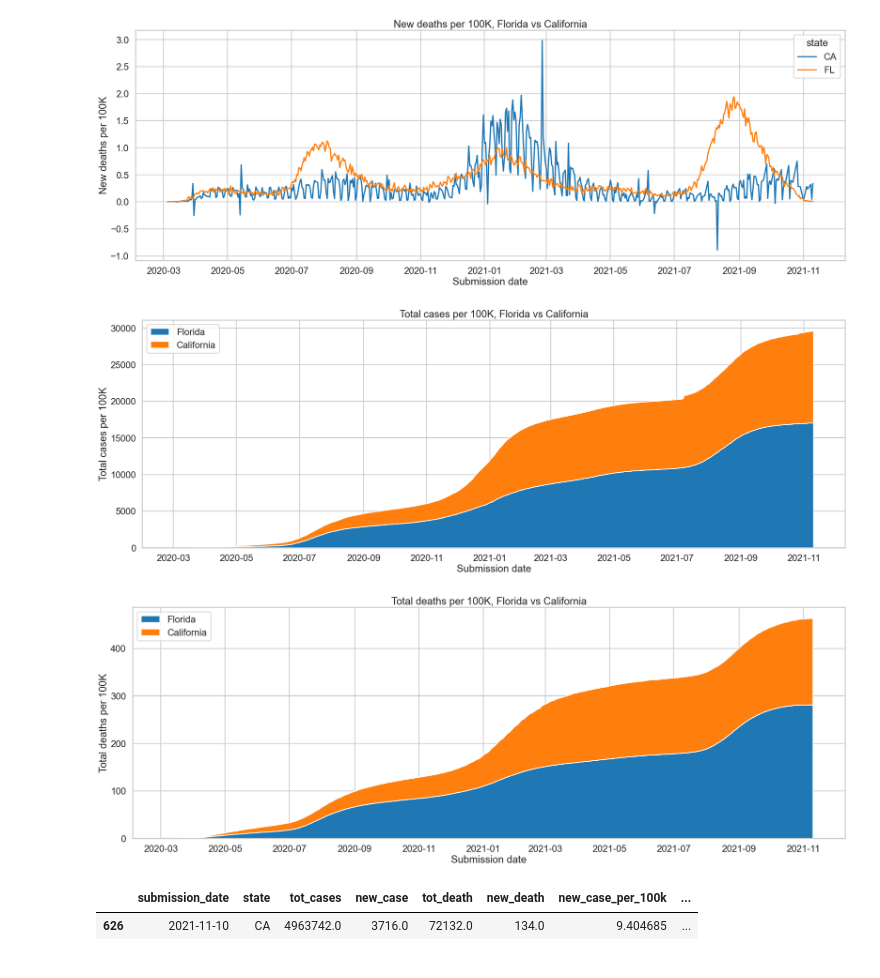
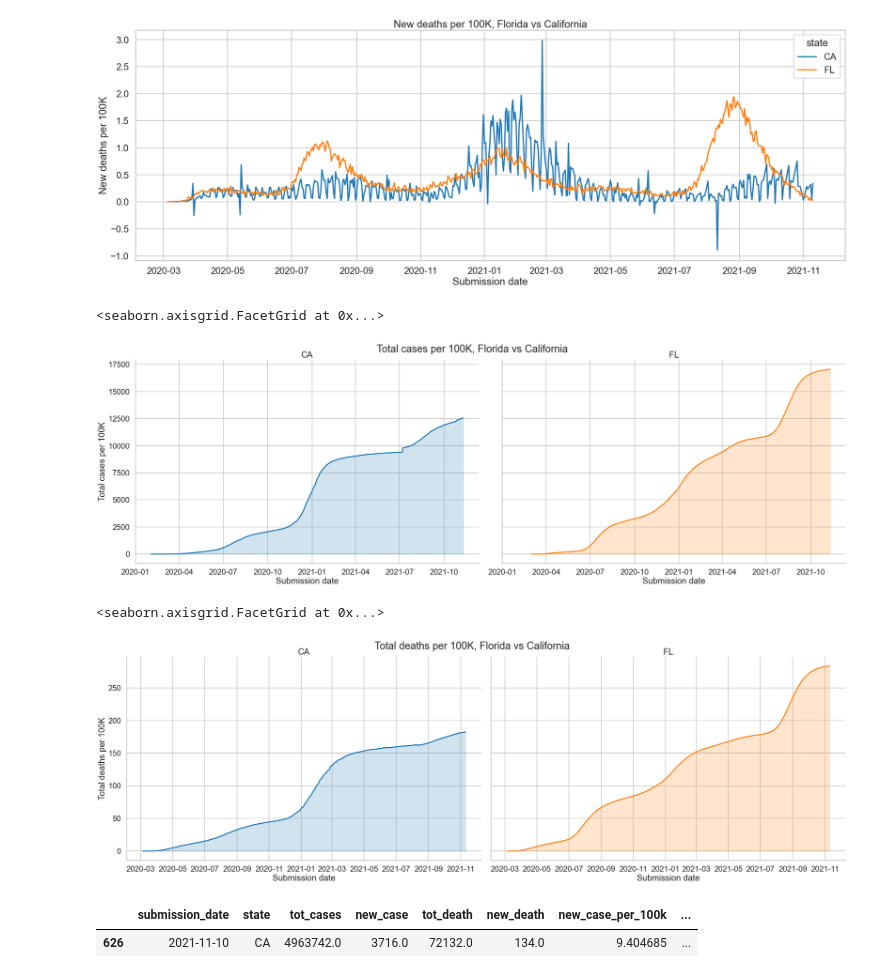
Before and after one commit to j-bennet/talks, a Jupyter notebook: 2021/covid-fl-ca/florida-vs-california.ipynb, the cells around one changed output. Saved outputs shown, nothing was run; the diff lists cells and outputs as text; code cells hidden in the pictures.

Commit message:
Changed area chart.

```diff
--- a/2021/covid-fl-ca/florida-vs-california.ipynb
+++ b/2021/covid-fl-ca/florida-vs-california.ipynb
@@ -66,6 +66,6 @@ dfc
 # %%
 def prepare_df(df):
-    df = df.loc[:, select_cols]
+    df = df.loc[df["submission_date"] < '2021-11-11', select_cols]
     df.loc[:,"submission_date"] = pd.to_datetime(df.loc[:,"submission_date"])
     df.loc[:,number_cols] = df[number_cols].astype(float).astype(int)
     df.replace(0, np.nan, inplace=True)
@@ -221,24 +221,29 @@ draw_combined_chart(df, "new_death_per_100k", "New deaths per 100K", "New deaths
 # %% [output]
 [figure]
 # %%
-def draw_stacked_chart(x_vector, y_vector1, y_vector2, vector_labels, ylabel, title, file_name):
+def draw_area_chart(df, y_col, ylabel, title, file_name):
     sns.set_style("whitegrid")
     sns.set_context("poster", font_scale=1)
-    plt.figure(figsize=(30,10))
-    plt.stackplot(x_vector, y_vector1, y_vector2, labels=vector_labels)
-    plt.legend(loc='upper left')
-    plt.xlabel('Submission date')
-    plt.ylabel(ylabel)
-    plt.title(title)
+    g = sns.FacetGrid(df, col="state", hue="state", height=10, aspect=1.5)
+    g.map(plt.plot, 'submission_date', y_col)
+    g.map(plt.fill_between, 'submission_date', y_col, alpha=0.2)
+    g.set_axis_labels("Submission date", ylabel)
+    g.set_titles(col_template="{col_name}")
+    g.tight_layout()
+    plt.subplots_adjust(top=0.92)
+    g.fig.suptitle(title)
     plt.savefig(file_name)
+    return g
 # %%
-draw_stacked_chart(dff["submission_date"], dffn["tot_cases_per_100k"], dfcn["tot_cases_per_100k"], ["Florida", "California"], "Total cases per 100K", "Total cases per 100K, Florida vs California", "5_tot_cases_norm.png")
+draw_area_chart(df, "tot_cases_per_100k", "Total cases per 100K", "Total cases per 100K, Florida vs California", "5_tot_cases_norm.png")
 # %% [output]
+<seaborn.axisgrid.FacetGrid at 0x...>
-[figure, old version]
+[figure, new version]
 # %%
-draw_stacked_chart(dff["submission_date"], dffn["tot_death_per_100k"], dfcn["tot_death_per_100k"], ["Florida", "California"], "Total deaths per 100K", "Total deaths per 100K, Florida vs California", "6_tot_deaths_norm.png")
+draw_area_chart(df, "tot_death_per_100k", "Total deaths per 100K", "Total deaths per 100K, Florida vs California", "6_tot_deaths_norm.png")
 # %% [output]
+<seaborn.axisgrid.FacetGrid at 0x...>
-[figure, old version]
+[figure, new version]
 # %%
 dfcn[dfcn.submission_date == "2021-11-10"]
 # %% [output]
```
Also changed, not shown: parts of 9 cells of this notebook, 6 other files.
